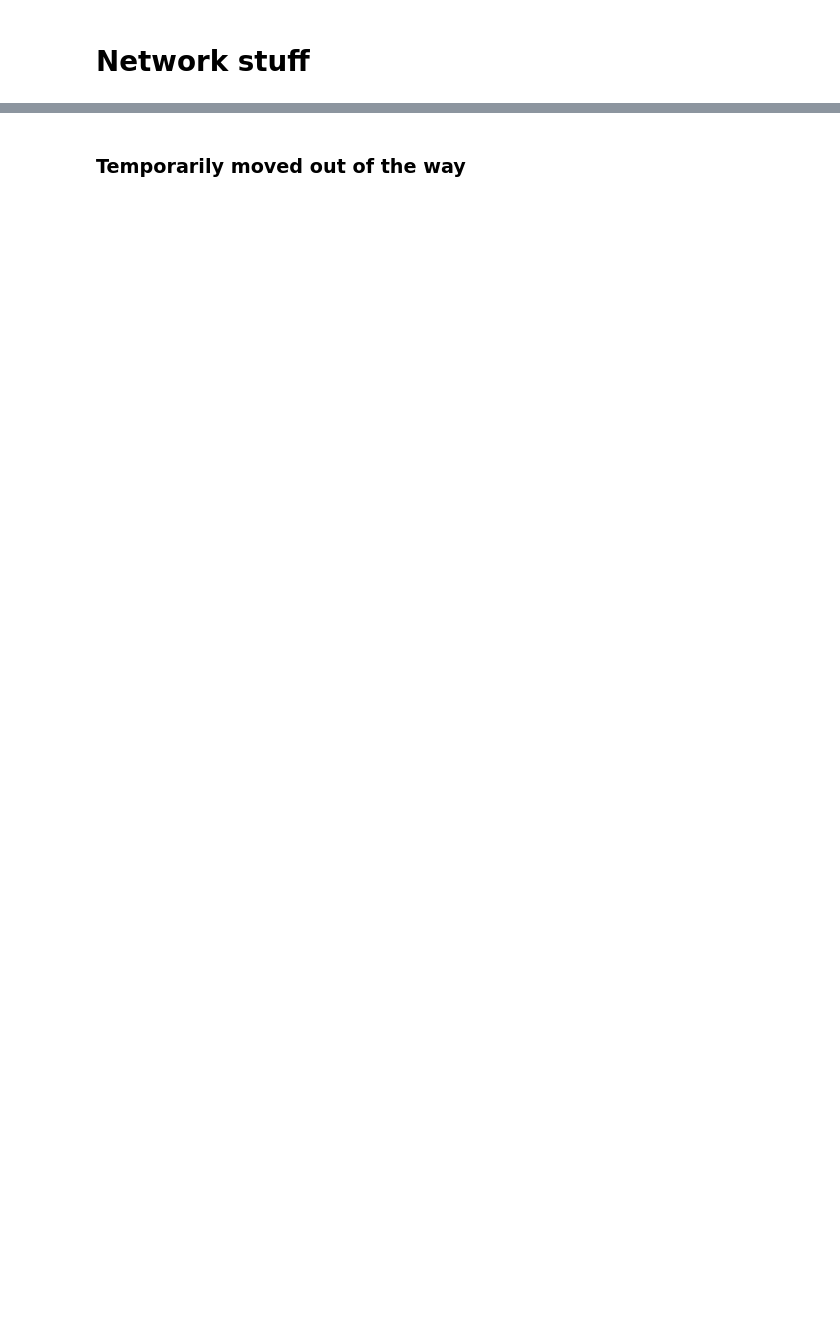
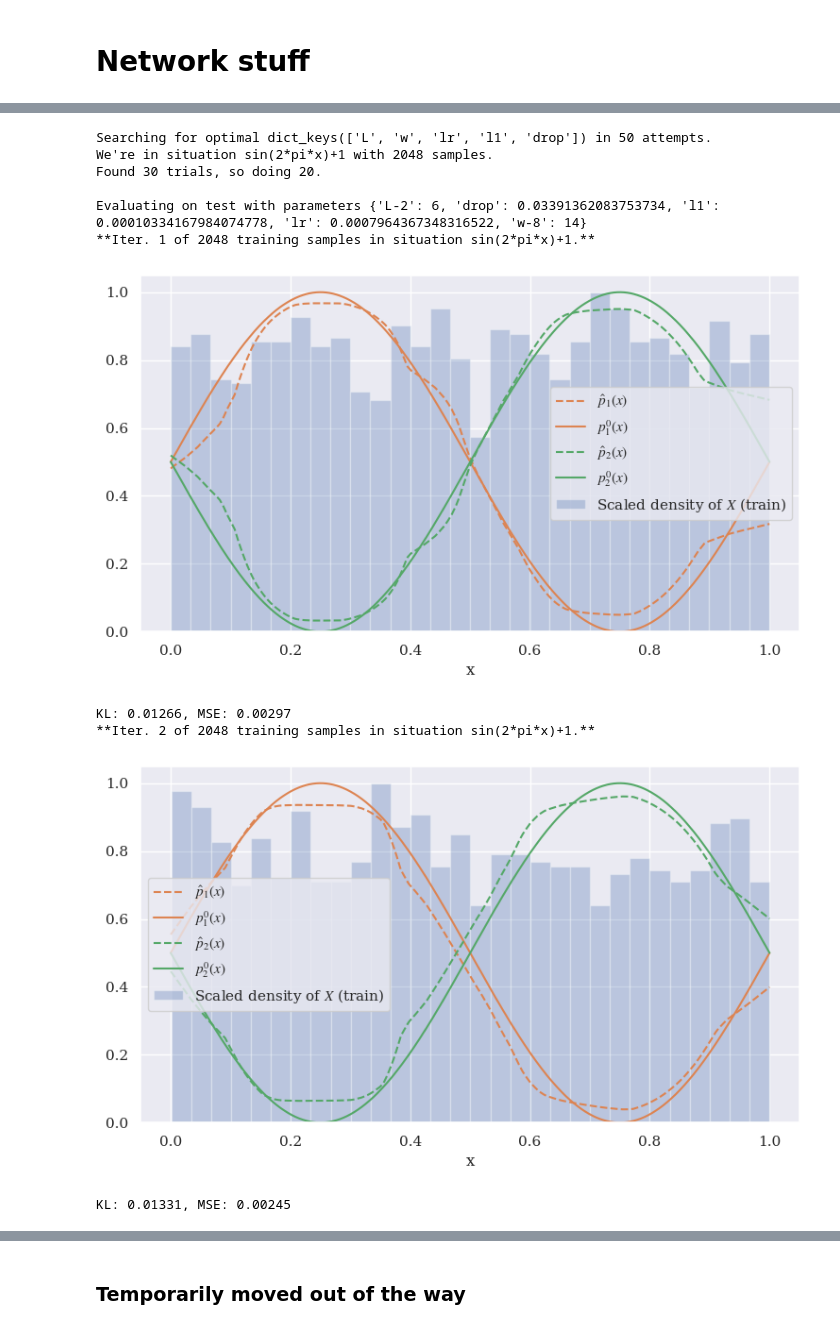
Before and after one commit to bramotten/Testing-NN-Classification-Theory, a Jupyter notebook: Everything.ipynb, the cells around one changed output, grey strips where cells are left out. Saved outputs shown, nothing was run; the diff lists cells and outputs as text; code cells hidden in the pictures; blank space fills up the shorter version.

```diff
--- a/Everything.ipynb
+++ b/Everything.ipynb
@@ -252,0 +410,14 @@ def initialize_model(train, hidden_widths=[16, 16, 16, 16], drop=.1, l1=.0005):
+# %%
+evaluate_params(situation, 2048, test, n_repeats=2, opt_evals=50)
+# %% [output]
+Searching for optimal dict_keys(['L', 'w', 'lr', 'l1', 'drop']) in 50 attempts.
+We're in situation sin(2*pi*x)+1 with 2048 samples.
+Found 30 trials, so doing 20.
+
+Evaluating on test with parameters {'L-2': 6, 'drop': 0.03391362083753734, 'l1': 0.00010334167984074778, 'lr': 0.0007964367348316522, 'w-8': 14}
+**Iter. 1 of 2048 training samples in situation sin(2*pi*x)+1.**
+[figure, added]
+KL: 0.01266, MSE: 0.00297
+**Iter. 2 of 2048 training samples in situation sin(2*pi*x)+1.**
+[figure, added]
+KL: 0.01331, MSE: 0.00245
```
Also changed, not shown: parts of 15 cells of this notebook, 11 other files.
